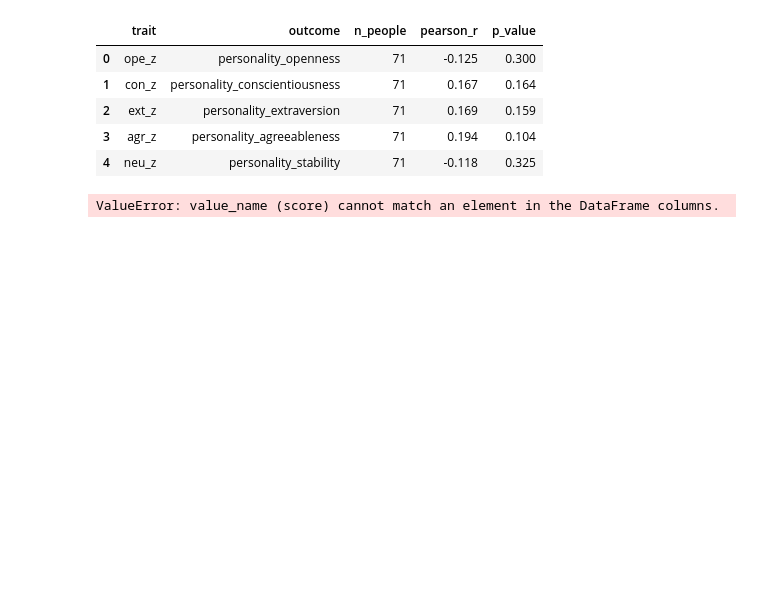
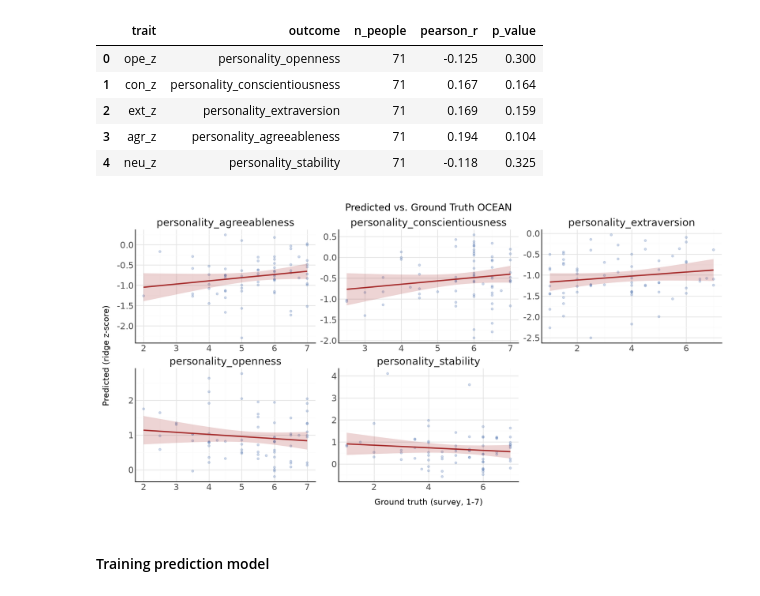
Before and after one commit to shshnk94/summary-mem, a Jupyter notebook: tutorials/wassa2024/wassa2024.ipynb, the cells around one changed output. Cells and saved outputs as stored; diff of their text form; code cells hidden in the pictures; blank space fills up the shorter version.

```diff
--- a/tutorials/wassa2024/wassa2024.ipynb
+++ b/tutorials/wassa2024/wassa2024.ipynb
@@ -495,33 +497,48 @@ pd.DataFrame(rows).round(3)
 | 2 | ext_z | personality_extraversion | 71 | 0.169 | 0.159 |
 | 3 | agr_z | personality_agreeableness | 71 | 0.194 | 0.104 |
 | 4 | neu_z | personality_stability | 71 | -0.118 | 0.325 |
-# %%
-comparison = comparison.melt(
-    id_vars=["speaker_id"],
-    value_vars=list(traits.keys()) + list(traits.values()),
-    var_name="trait",
-    value_name="score"
-)
-
-(
-    p9.ggplot(
-        data=comparison,
-        mapping=p9.aes(x="ground_truth", y="predicted")) +
-    p9.geom_point(alpha=0.25, size=1.2, color="#4C72B0") +
-    p9.geom_smooth(method="lm", color="brown", fill="brown", alpha=0.2) +
-    p9.facet_wrap("trait", scales="free", ncol=3) +
-    p9.labs(
-        title=f"Predicted vs. Ground Truth OCEAN",
-        x="Ground truth (survey, 1-7)",
-        y="Predicted (ridge z-score)",
-    ) +
-    p9.theme_minimal() +
-    p9.theme(
-        figure_size=(12, 6),
-        axis_line= p9.element_line(color="black"),
-        axis_text= p9.element_text(size=12),
-        strip_text= p9.element_text(size=14),
-    )
-)
-# %% [output]
-ValueError: value_name (score) cannot match an element in the DataFrame columns.
+# %%
+import plotnine as p9
+
+comparison = comparison.melt(
+    id_vars=["speaker_id"],
+    value_vars=list(traits.keys()) + list(traits.values()),
+    var_name="trait",
+    value_name="score"
+)
+
+comparison["source"] = comparison["trait"].map(lambda t: "predicted" if t in traits.keys() else "ground_truth")
+comparison["trait"] = comparison["trait"].map(lambda t: traits[t] if t in traits else t)
+
+comparison = (
+    comparison
+    .pivot_table(
+        index=["speaker_id", "trait"],
+        columns="source",
+        values="score"
+    )
+    .reset_index()
+)
+
+(
+    p9.ggplot(
+        data=comparison,
+        mapping=p9.aes(x="ground_truth", y="predicted")) +
+    p9.geom_point(alpha=0.25, size=1.2, color="#4C72B0") +
+    p9.geom_smooth(method="lm", color="brown", fill="brown", alpha=0.2) +
+    p9.facet_wrap("trait", scales="free", ncol=3) +
+    p9.labs(
+        title=f"Predicted vs. Ground Truth OCEAN",
+        x="Ground truth (survey, 1-7)",
+        y="Predicted (ridge z-score)",
+    ) +
+    p9.theme_minimal() +
+    p9.theme(
+        figure_size=(12, 6),
+        axis_line= p9.element_line(color="black"),
+        axis_text= p9.element_text(size=12),
+        strip_text= p9.element_text(size=14),
+    )
+)
+# %% [output]
+[figure, added]
@@ -528,3 +611,5 @@ ValueError: value_name (score) cannot match an element in the DataFrame columns.
+# %% [markdown]
+#### Training prediction model
 # %%
 import csv
 
```
Also changed, not shown: parts of 4 cells of this notebook, 5 other files.
